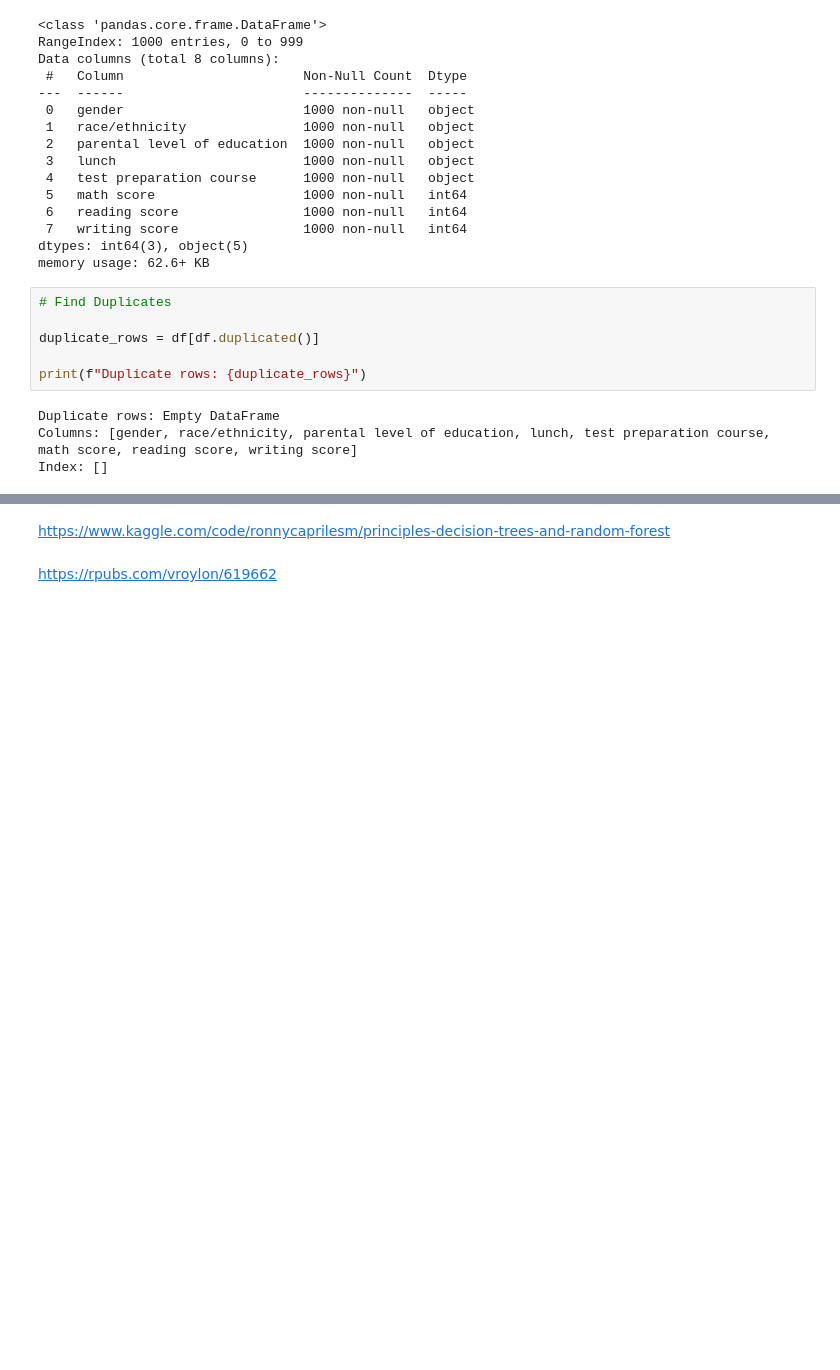
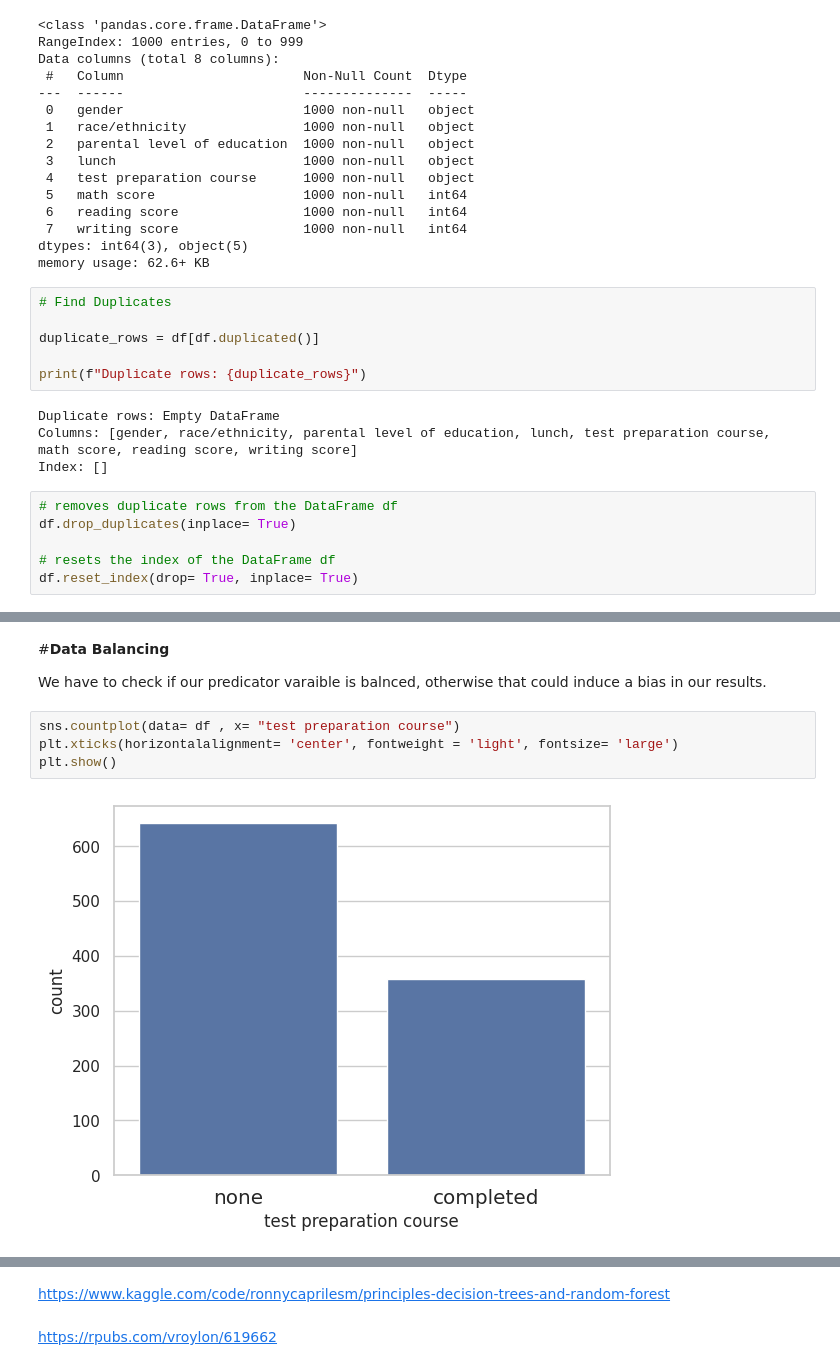
Before and after one commit to fishitmo/Machine-Learning-and-Data-Science-Projects, a Jupyter notebook: Students_Performance_in_Exams.ipynb, the cells around one changed output, grey strips where cells are left out. Cells and saved outputs as stored; diff of their text form; blank space fills up the shorter version.

```diff
--- a/Students_Performance_in_Exams.ipynb
+++ b/Students_Performance_in_Exams.ipynb
@@ -86,3 +86,9 @@ print(f"Duplicate rows: {duplicate_rows}")
 Duplicate rows: Empty DataFrame
 Columns: [gender, race/ethnicity, parental level of education, lunch, test preparation course, math score, reading score, writing score]
 Index: []
+# %%
+# removes duplicate rows from the DataFrame df
+df.drop_duplicates(inplace= True)
+
+# resets the index of the DataFrame df
+df.reset_index(drop= True, inplace= True)
@@ -88,0 +107,10 @@ Index: []
+# %% [markdown]
+#**Data Balancing**
+
+We have to check if our predicator varaible is balnced, otherwise that could induce a bias in our results.
+# %%
+sns.countplot(data= df , x= "test preparation course")
+plt.xticks(horizontalalignment= 'center', fontweight = 'light', fontsize= 'large')
+plt.show()
+# %% [output]
+[figure, added]
```
Also changed, not shown: parts of 3 cells of this notebook.
